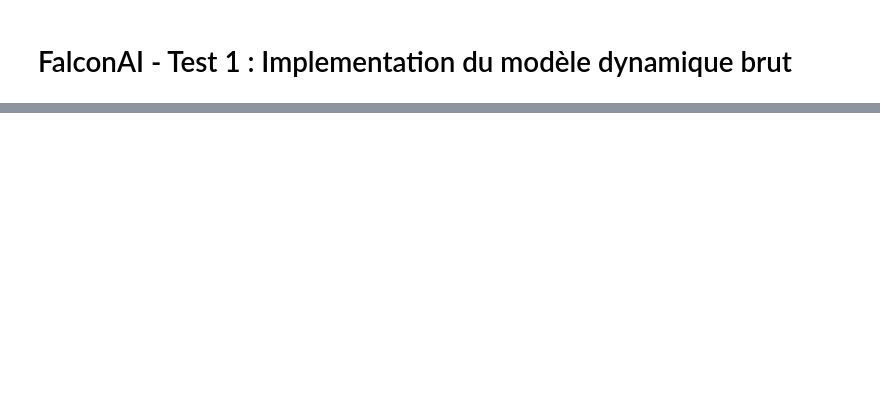
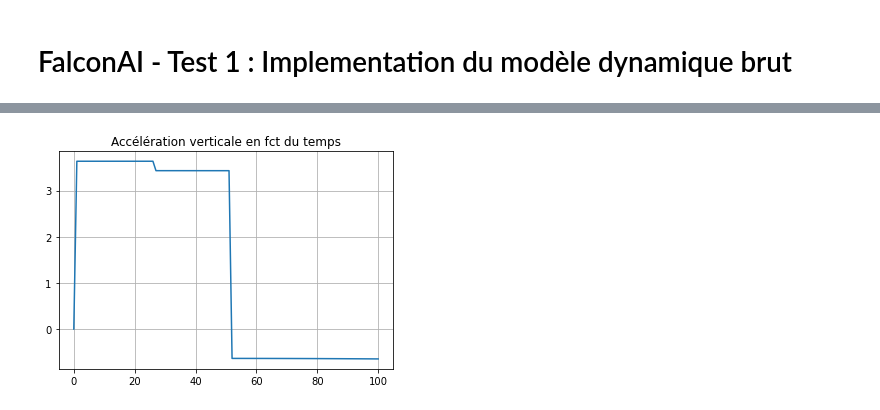
Before and after one commit to vintel38/FalconAI, a Jupyter notebook: basics.ipynb, the cells around one changed output, grey strips where cells are left out. Cells and saved outputs as stored; diff of their text form; code cells hidden in the pictures; blank space fills up the shorter version.

```diff
--- a/basics.ipynb
+++ b/basics.ipynb
@@ -147,3 +177,10 @@ plt.show()
+# %%
+plt.plot(X[8, :])
+plt.grid()
+plt.title('Accélération verticale en fct du temps')
+plt.show()
+# %% [output]
+[figure, added]
 # %%
 ax = plt.axes(projection='3d')
 ax.plot3D(X[0, :], X[1, :], X[2, :], 'gray')
```
Also changed, not shown: parts of 13 cells of this notebook.
